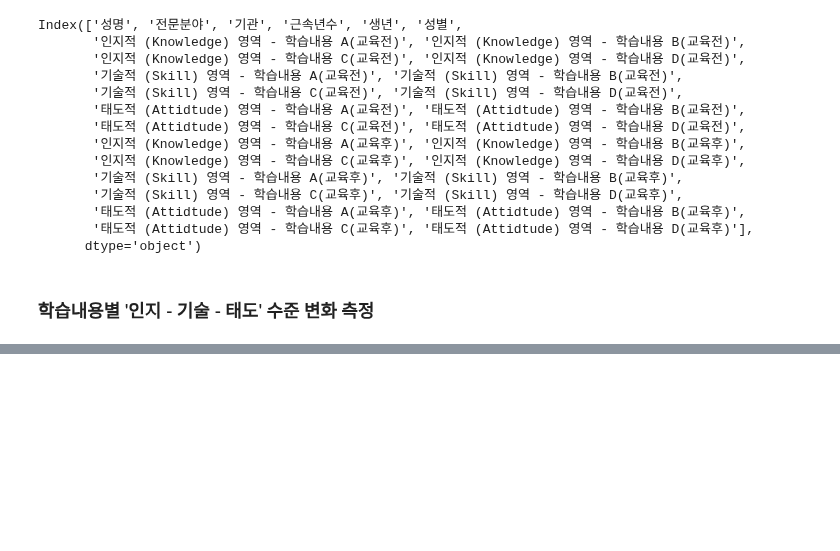
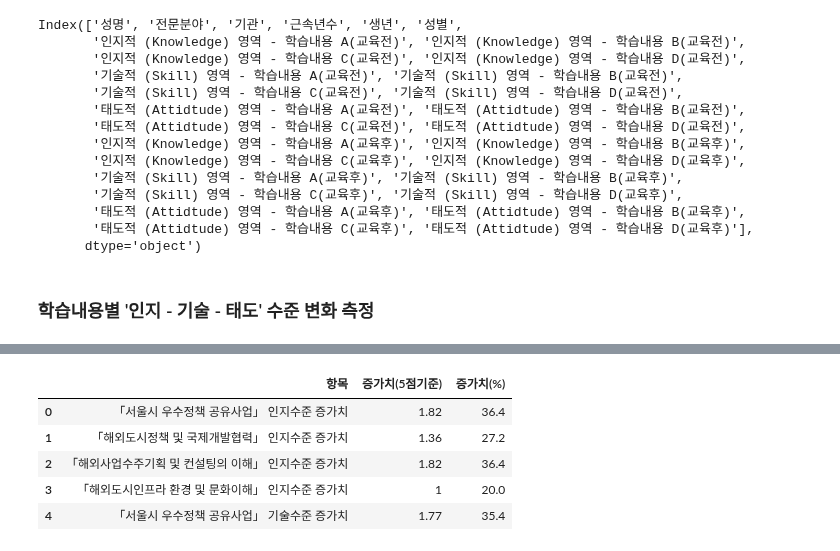
Before and after one commit to jgumin/jupyter-notebook, a Jupyter notebook: isus/scp교육생분석.ipynb, the cells around one changed output, grey strips where cells are left out. Cells and saved outputs as stored; diff of their text form; code cells hidden in the pictures; blank space fills up the shorter version.

```diff
--- a/isus/scp교육생분석.ipynb
+++ b/isus/scp교육생분석.ipynb
@@ -897,3 +909,44 @@ AttributeError: ignored
+# %%
+q = []
+a = []
+for k, i in zip(pre_post.columns[18:30], pre_post.columns[6:18]):
+  a.append(np.round_((pre_post[k] - pre_post[i]).mean(),2))
+  if "인지적 (Knowledge) 영역 - 학습내용 A(교육후)" in k:
+    q.append(k.replace("인지적 (Knowledge) 영역 - 학습내용 A(교육후)","「서울시 우수정책 공유사업」 인지수준 증가치"))
+  elif "인지적 (Knowledge) 영역 - 학습내용 B(교육후)" in k:
+    q.append(k.replace("인지적 (Knowledge) 영역 - 학습내용 B(교육후)","「해외도시정책 및 국제개발협력」 인지수준 증가치"))
+  elif "인지적 (Knowledge) 영역 - 학습내용 C(교육후)" in k:
+    q.append(k.replace("인지적 (Knowledge) 영역 - 학습내용 C(교육후)","「해외사업수주기획 및 컨설팅의 이해」 인지수준 증가치"))
+  elif "인지적 (Knowledge) 영역 - 학습내용 D(교육후)" in k:
+    q.append(k.replace("인지적 (Knowledge) 영역 - 학습내용 D(교육후)","「해외도시인프라 환경 및 문화이해」 인지수준 증가치"))
+  elif "기술적 (Skill) 영역 - 학습내용 A(교육후)" in k:
+    q.append(k.replace("기술적 (Skill) 영역 - 학습내용 A(교육후)","「서울시 우수정책 공유사업」 기술수준 증가치"))
+  elif "기술적 (Skill) 영역 - 학습내용 B(교육후)" in k:
+    q.append(k.replace("기술적 (Skill) 영역 - 학습내용 B(교육후)","「해외도시정책 및 국제개발협력」 기술수준 증가치"))
+  elif "기술적 (Skill) 영역 - 학습내용 C(교육후)" in k:
+    q.append(k.replace("기술적 (Skill) 영역 - 학습내용 C(교육후)","「해외사업수주기획 및 컨설팅의 이해」 기술수준 증가치"))
+  elif "기술적 (Skill) 영역 - 학습내용 D(교육후)" in k:
+    q.append(k.replace("기술적 (Skill) 영역 - 학습내용 D(교육후)","「해외도시인프라 환경 및 문화이해」 기술수준 증가치"))
+  elif "태도적 (Attidtude) 영역 - 학습내용 A(교육후)" in k:
+    q.append(k.replace("태도적 (Attidtude) 영역 - 학습내용 A(교육후)","「서울시 우수정책 공유사업」 태도수준 증가치"))
+  elif "태도적 (Attidtude) 영역 - 학습내용 B(교육후)" in k:
+    q.append(k.replace("태도적 (Attidtude) 영역 - 학습내용 B(교육후)","「해외도시정책 및 국제개발협력」 태도수준 증가치"))
+  elif "태도적 (Attidtude) 영역 - 학습내용 C(교육후)" in k:
+    q.append(k.replace("태도적 (Attidtude) 영역 - 학습내용 C(교육후)","「해외사업수주기획 및 컨설팅의 이해」 태도수준 증가치"))
+  else:
+    q.append(k.replace("태도적 (Attidtude) 영역 - 학습내용 D(교육후)","「해외도시인프라 환경 및 문화이해」 태도수준 증가치"))
+
+differ = pd.DataFrame([q,a],index=["항목","증가치(5점기준)"]).T
+# %%
+differ['증가치(%)'] = (differ['증가치(5점기준)'] / 5 *100).astype(float).round(2)
+differ.head()
+# %% [output]
+|  | 항목 | 증가치(5점기준) | 증가치(%) |
+| 0 | 「서울시 우수정책 공유사업」 인지수준 증가치 | 1.82 | 36.4 |
+| 1 | 「해외도시정책 및 국제개발협력」 인지수준 증가치 | 1.36 | 27.2 |
+| 2 | 「해외사업수주기획 및 컨설팅의 이해」 인지수준 증가치 | 1.82 | 36.4 |
+| 3 | 「해외도시인프라 환경 및 문화이해」 인지수준 증가치 | 1 | 20.0 |
+| 4 | 「서울시 우수정책 공유사업」 기술수준 증가치 | 1.77 | 35.4 |
 # %%
 fig = make_subplots(
     rows=4, cols=2, vertical_spacing=0.09,
```
Also changed, not shown: parts of 8 cells of this notebook.
